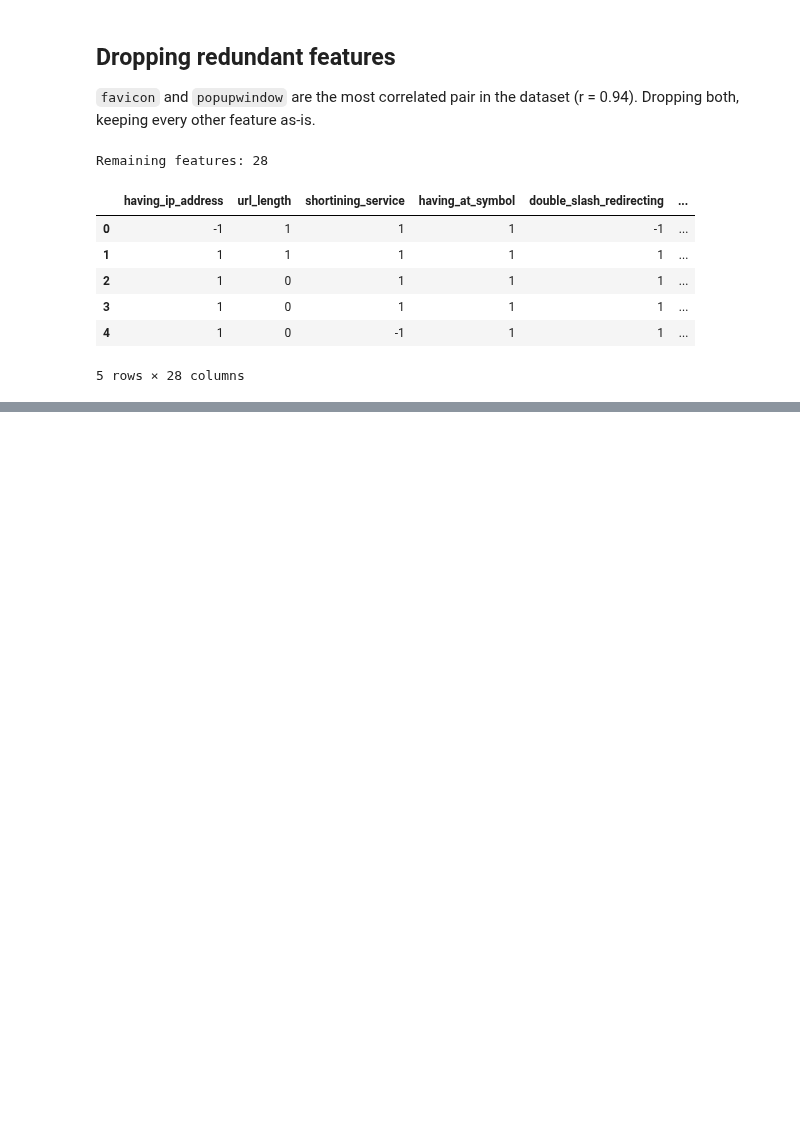
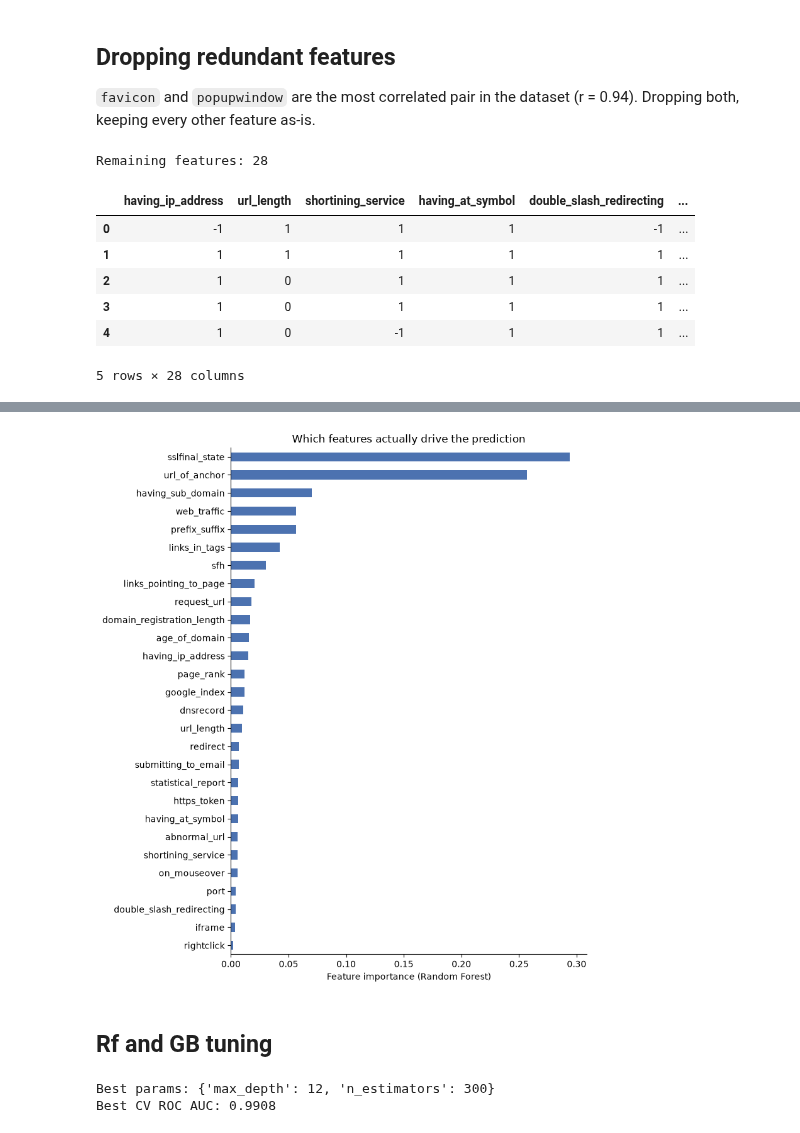
Before and after one commit to imgabrielas/Not-So-Small-ML, a Jupyter notebook: Phishing Websites/notebook.ipynb, the cells around one changed output, grey strips where cells are left out. Drawn from its saved outputs; the diff is of its cells as text; code cells hidden in the pictures; blank space fills up the shorter version.

```diff
--- a/Phishing Websites/notebook.ipynb
+++ b/Phishing Websites/notebook.ipynb
@@ -296,0 +436,9 @@ Remaining features: 28
+# %%
+full = pd.concat([X, y], axis=1)
+full_dedup = full.drop_duplicates().reset_index(drop=True)
+
+X_dedup = full_dedup[X.columns]
+y_dedup = full_dedup[target_col].values
+
+print(f'Rows before dedup: {len(full):,}')
+print(f'Rows after dedup:  {len(full_dedup):,}')
@@ -296,0 +594,37 @@ Remaining features: 28
+# %%
+importances = pd.Series(rf_model.feature_importances_, index=X.columns).sort_values(ascending=False)
+
+fig, ax = plt.subplots(figsize=(8, 9))
+importances.plot.barh(ax=ax, color='#4C72B0')
+ax.invert_yaxis()
+ax.set_xlabel('Feature importance (Random Forest)')
+ax.set_title('Which features actually drive the prediction')
+sns.despine()
+plt.tight_layout()
+plt.show()
+# %% [output]
+[figure, added]
+# %% [markdown]
+## Rf and GB tuning
+# %%
+from sklearn.model_selection import GridSearchCV
+
+param_grid = {
+    'max_depth': [4, 6, 8, 10, 12, 16, None],
+    'n_estimators': [300, 400, 500, 600],
+}
+
+grid_search = GridSearchCV(
+    estimator=RandomForestClassifier(random_state=42),
+    param_grid=param_grid,
+    cv=5,
+    scoring='roc_auc',
+    n_jobs=-1,
+)
+grid_search.fit(X_train_d, y_train_d)
+
+print('Best params:', grid_search.best_params_)
+print(f'Best CV ROC AUC: {grid_search.best_score_:.4f}')
+# %% [output]
+Best params: {'max_depth': 12, 'n_estimators': 300}
+Best CV ROC AUC: 0.9908
```
Also changed, not shown: parts of 18 cells of this notebook.
